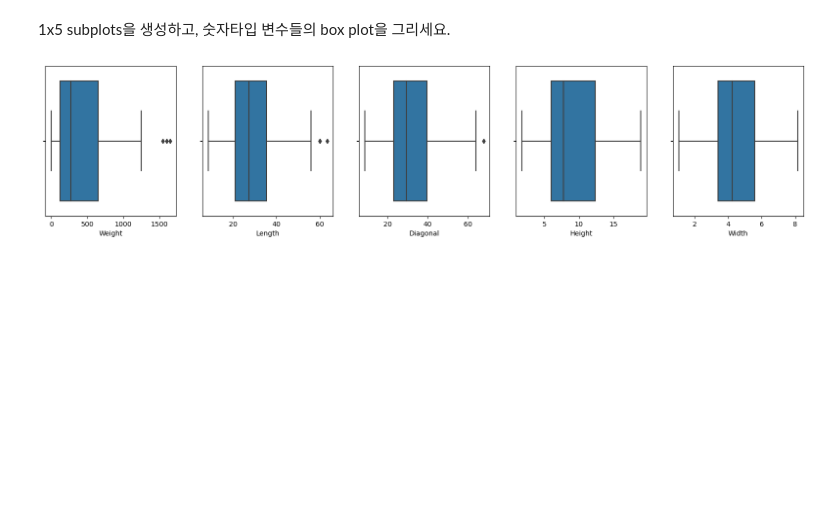
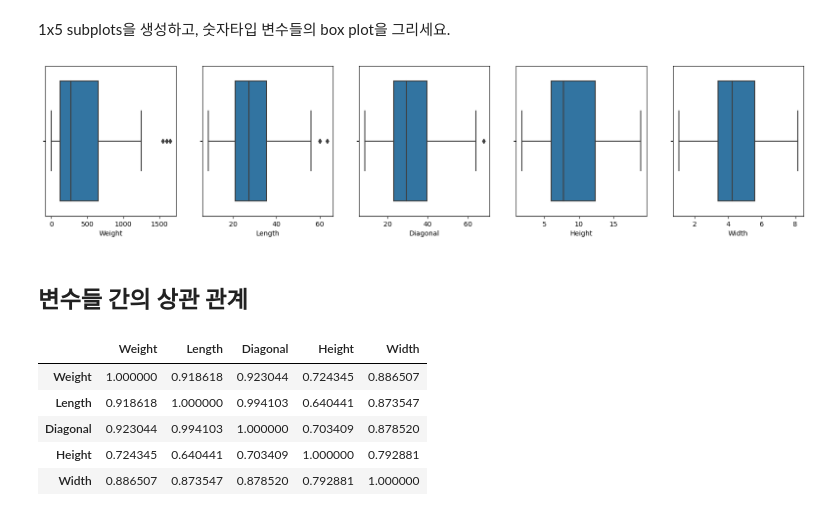
Before and after one commit to kiminhonawa/python, a Jupyter notebook: ml02_knn.ipynb, the cells around one changed output. Drawn from its saved outputs; the diff is of its cells as text; code cells hidden in the pictures; blank space fills up the shorter version.

```diff
--- a/ml02_knn.ipynb
+++ b/ml02_knn.ipynb
@@ -122,3 +122,14 @@ for i, v in enumerate(variables):
 plt.show()
 # %% [output]
 [figure]
+# %% [markdown]
+## 변수들 간의 상관 관계
+# %%
+fish_df.corr(numeric_only=True)  # Pearson 상관 계수
+# %% [output]
+|  | Weight | Length | Diagonal | Height | Width |
+| Weight | 1.000000 | 0.918618 | 0.923044 | 0.724345 | 0.886507 |
+| Length | 0.918618 | 1.000000 | 0.994103 | 0.640441 | 0.873547 |
+| Diagonal | 0.923044 | 0.994103 | 1.000000 | 0.703409 | 0.878520 |
+| Height | 0.724345 | 0.640441 | 0.703409 | 1.000000 | 0.792881 |
+| Width | 0.886507 | 0.873547 | 0.878520 | 0.792881 | 1.000000 |
```
Also changed, not shown: parts of 13 cells of this notebook.
